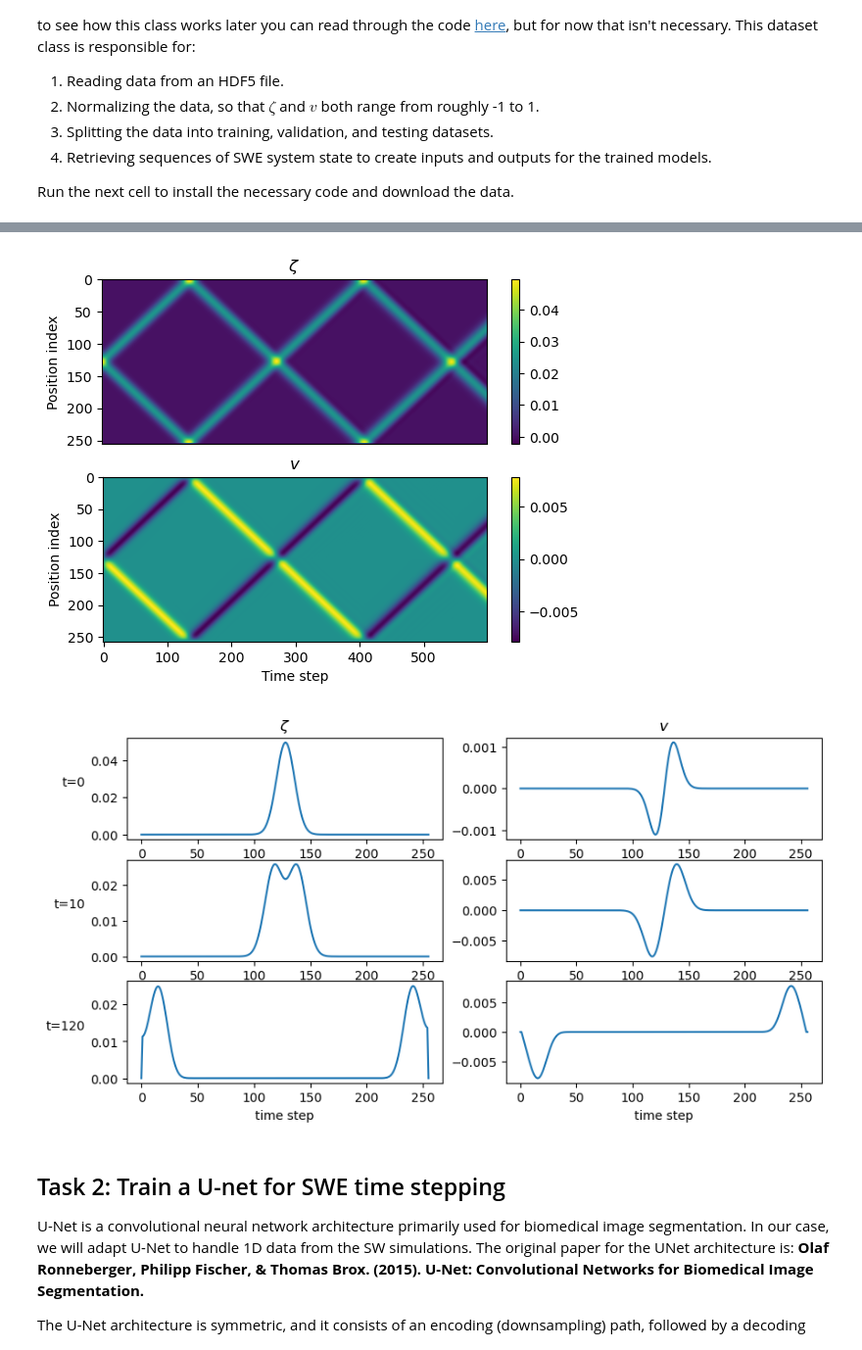
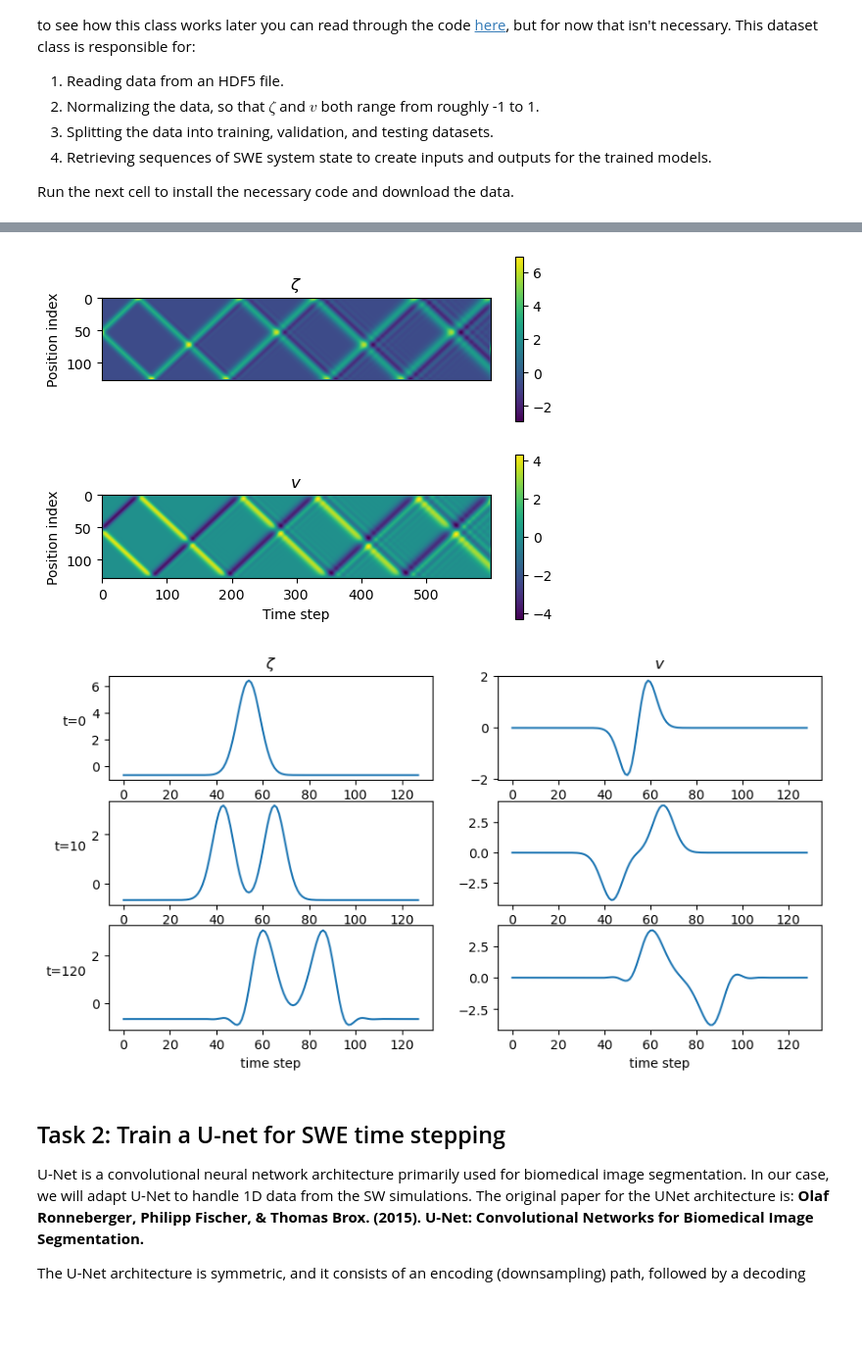
Before and after one commit to alicanbekar/pi_lecture_pytorch, a Jupyter notebook: swe_instructor_code.ipynb, the cells around one changed output, grey strips where cells are left out. Shown at 98% size. Drawn from its saved outputs; the diff is of its cells as text; code cells hidden in the pictures; blank space fills up the shorter version.

```diff
--- a/swe_instructor_code.ipynb
+++ b/swe_instructor_code.ipynb
@@ -150,3 +147,10 @@ vel = torch.cat([data[i][0][1] for i in range(len(data))], axis=0)
+# %%
+datafile = 'data.npz'
+train_data, val_data, test_data, stats = import_data(datafile)
+with np.load(datafile) as fid:
+    nsteps = fid['zeta'].shape[1]
+# %%
+zeta_in, zeta_ref, v_in, v_ref = test_data[:nsteps]  # first simulation in test set
 # %%
 def img_plot(x, title=None, showxax=True, showyax=True, cmap=None):
     if cmap is None:
@@ -165,30 +169,30 @@ def img_plot(x, title=None, showxax=True, showyax=True, cmap=None):
         plt.title(title)
 # %%
 plt.subplot(2,1,1)
-img_plot(zeta, title='$\zeta$', showxax=False)
+img_plot(zeta_ref, title='$\zeta$', showxax=False)
 plt.subplot(2,1,2)
-img_plot(vel, title='$v$')
+img_plot(v_ref, title='$v$')
 # %% [output]
-[figure, old version]
+[figure, new version]
 # %%
 tsteps = [0, 10, 120]
 plt.figure(figsize=(10, 5))
 for i, t in enumerate(tsteps):
     plt.subplot(len(tsteps), 2, 2 * i + 1)
-    plt.plot(zeta[t])
+    plt.plot(zeta_ref[t])
     plt.ylabel(f't={t}', rotation=0, horizontalalignment='right')
     if i == 0:
         plt.title('$\zeta$')
     if i == len(tsteps) - 1:
         plt.xlabel('time step')
     plt.subplot(len(tsteps), 2, 2 * i + 2)
-    plt.plot(vel[t])
+    plt.plot(v_ref[t])
     if i == 0:
         plt.title('$v$')
     if i == len(tsteps) - 1:
         plt.xlabel('time step')
 # %% [output]
-[figure, old version]
+[figure, new version]
 # %% [markdown]
 ## Task 2: Train a U-net for SWE time stepping
 
```
Also changed, not shown: parts of 7 cells of this notebook.
